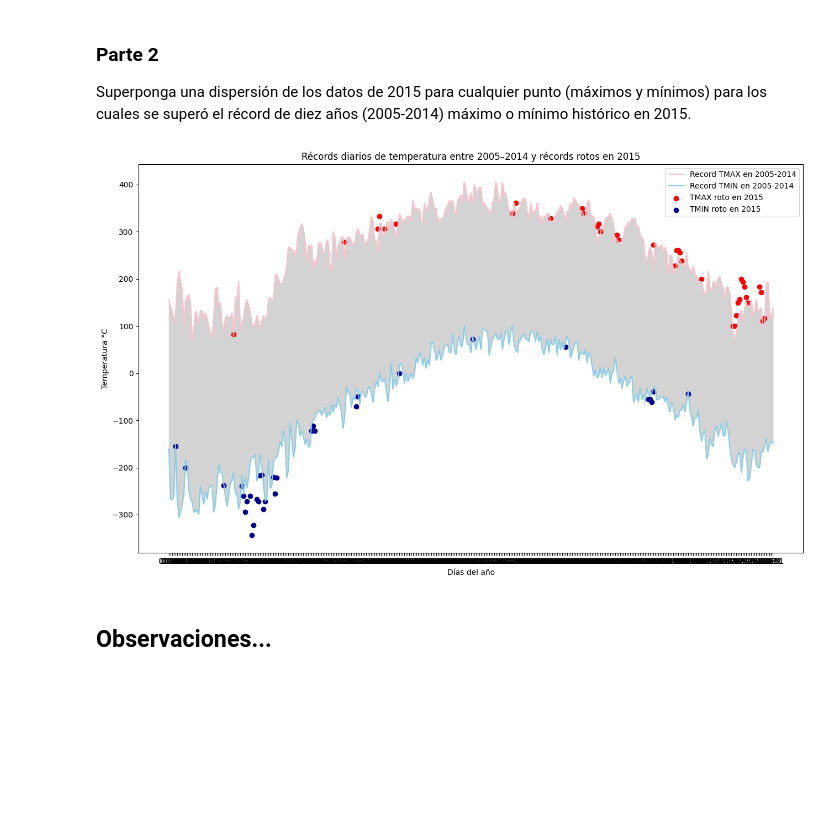
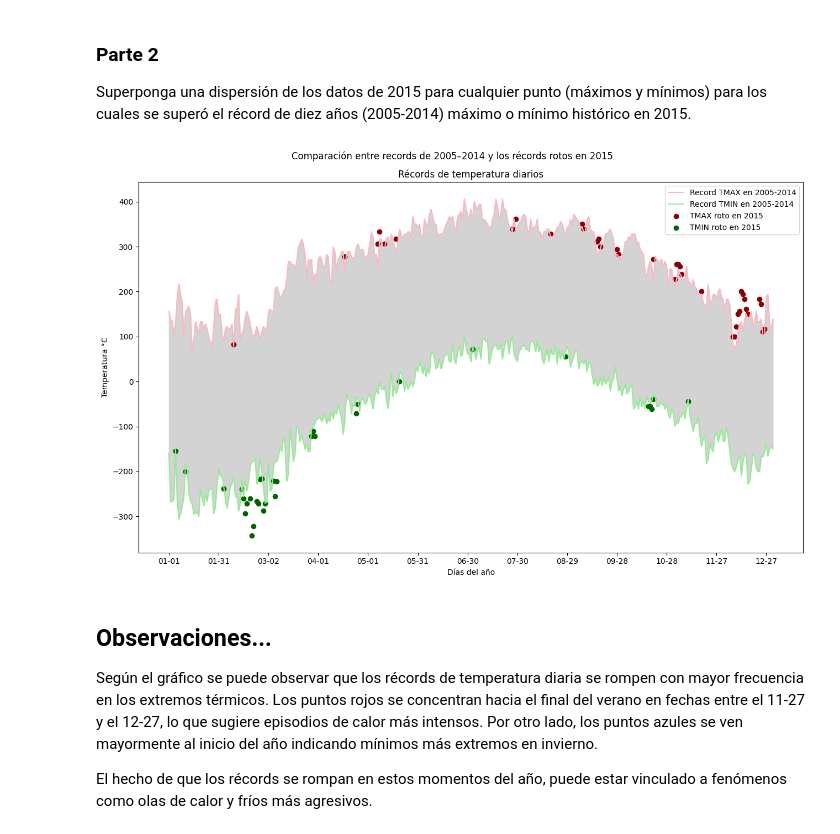
Before and after one commit to Martina-dabalo/Practica-1-Datos, a Jupyter notebook: notebooks/practice.ipynb, the cells around one changed output. Saved outputs shown, nothing was run; the diff lists cells and outputs as text; code cells hidden in the pictures; blank space fills up the shorter version.

Commit message:
Práctico 1 - Visualización

```diff
--- a/notebooks/practice.ipynb
+++ b/notebooks/practice.ipynb
@@ -328,32 +328,34 @@ Superponga una dispersión de los datos de 2015 para cualquier punto (máximos y
 # %%
 plt.figure(figsize=(13, 8))
 
 plt.fill_between(range(len(max_record_2005_2014)),
                  min_record_2005_2014,
                  max_record_2005_2014,
                  color='lightgray')
 
-plt.plot(max_record_2005_2014, color='pink',
+plt.plot(max_record_2005_2014, color='lightpink',
          label='Record TMAX en 2005-2014' )
-plt.plot(min_record_2005_2014, color='skyblue',
+plt.plot(min_record_2005_2014, color='lightgreen',
          label='Record TMIN en 2005-2014' )
 
-plt.scatter(broken_max.index, broken_max.values, marker= 'o', color='red', label='TMAX roto en 2015')
+plt.scatter(broken_max.index, broken_max.values, marker= 'o', color='darkred', label='TMAX roto en 2015')
 
-plt.scatter(broken_min.index, broken_min.values, marker= 'o', color='darkblue', label='TMIN roto en 2015')
+plt.scatter(broken_min.index, broken_min.values, marker= 'o', color='darkgreen', label='TMIN roto en 2015')
 
-
-# Que no marque todos los valores xlabel
-# Cambiar colores de lineas y puntos
-# Agregar subtitulo
+plt.xticks(range(0, len(max_record_2005_2014), 30))  # Forma de mostrar menos días en el gráfico.
+# Inicia en 0, hasta el largo del record, y va de 30 en 30.
 
 plt.legend()
-plt.title('Récords diarios de temperatura entre 2005–2014 y récords rotos en 2015')
+plt.title('Récords de temperatura diarios')
+plt.suptitle('Comparación entre records de 2005–2014 y los récords rotos en 2015')
 plt.xlabel('Días del año')
 plt.ylabel('Temperatura °C')
 plt.tight_layout()
 plt.show()
 # %% [output]
-[figure, old version]
+[figure, new version]
-# %% [markdown]
-## Observaciones...
+# %% [markdown]
+## Observaciones...
+Según el gráfico se puede observar que los récords de temperatura diaria se rompen con mayor frecuencia en los extremos térmicos. Los puntos rojos se concentran hacia el final del verano en fechas entre el 11-27 y el 12-27, lo que sugiere episodios de calor más intensos. Por otro lado, los puntos azules se ven mayormente al inicio del año indicando mínimos más extremos en invierno.
+
+El hecho de que los récords se rompan en estos momentos del año, puede estar vinculado a fenómenos como olas de calor y fríos más agresivos.
```
